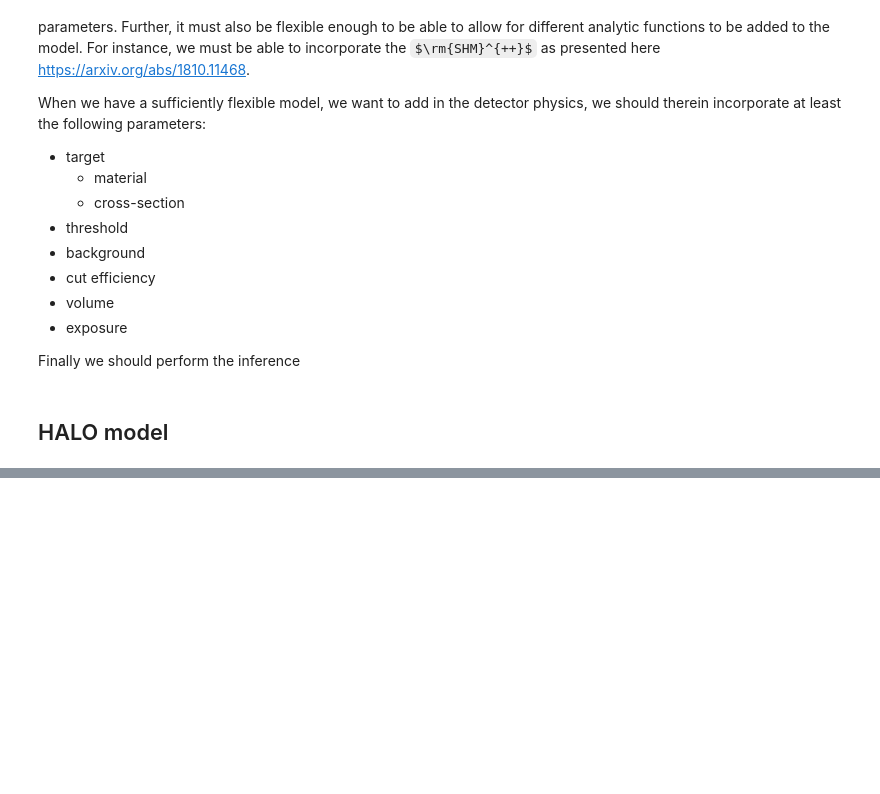
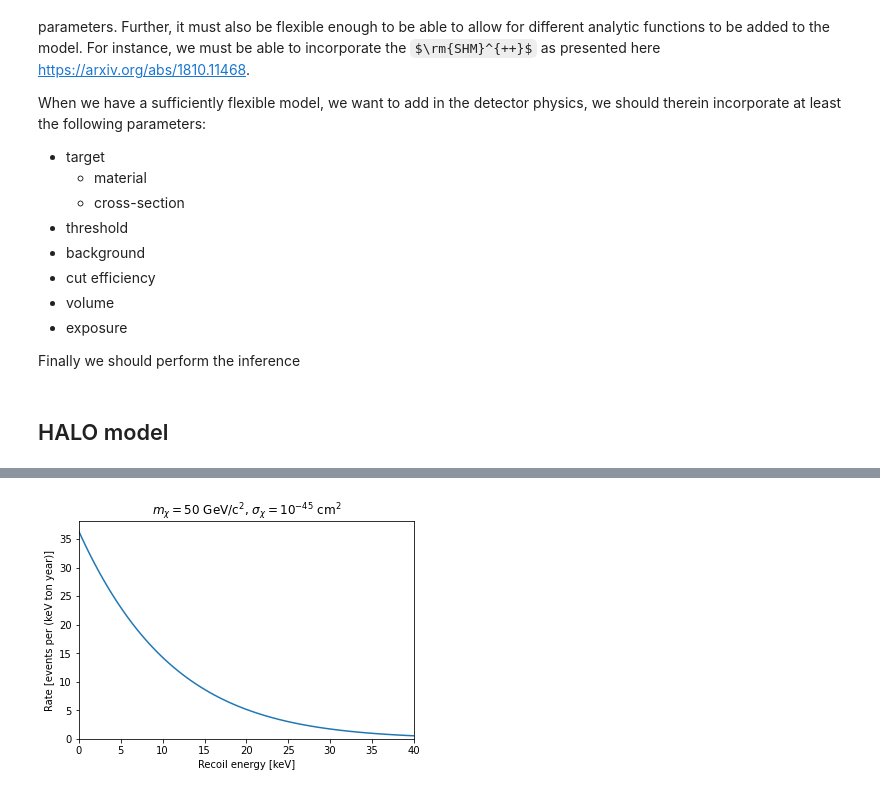
Before and after one commit to JoranAngevaare/dddm, a Jupyter notebook: notebooks/velocity_for_detectors.ipynb, the cells around one changed output, grey strips where cells are left out. Cells and saved outputs as stored; diff of their text form; code cells hidden in the pictures; some formulas as TeX source; blank space fills up the shorter version.

```diff
--- a/notebooks/velocity_for_detectors.ipynb
+++ b/notebooks/velocity_for_detectors.ipynb
@@ -59,21 +80,28 @@ plt.legend()
 # %%
 # NR's
 energies = np.linspace(0.0001, 40, 100)
 
 # dr/dr
 dr = wr.rate_wimp_std(energies, mw=50, sigma_nucleon=1e-45)
 
 plt.plot(energies, dr, label='default WR')
 
 
 plt.xlabel("Recoil energy [keV]")
 plt.ylabel("Rate [events per (keV ton year)]")
 plt.title("$m_\chi = 50$ GeV/c${}^2$, $\sigma_\chi = 10^{-45}$ cm${}^2$")
 plt.xlim(0, energies.max())
 plt.ylim(0, None);
 
-use_SHM = dddm.VerneSHM()
-dr_shm = wr.rate_wimp_std(energies,
-    mw=50, sigma_nucleon=1e-45, halo_model = use_SHM)
-plt.plot(energies, dr_shm, label = "verne SHM")
-plt.legend()
+try:
+    import verne
+except (ImportError, ModuleNotFoundError):
+    pass
+else:
+    use_SHM = dddm.ShieldedSHM(location='XENON')
+    dr_shm = wr.rate_wimp_std(energies,
+        mw=50, sigma_nucleon=1e-45, halo_model = use_SHM)
+    plt.plot(energies, dr_shm, label = "verne SHM")
+    plt.legend()
+# %% [output]
+[figure, added]
```
Also changed, not shown: parts of 27 cells of this notebook, 5 other files.
